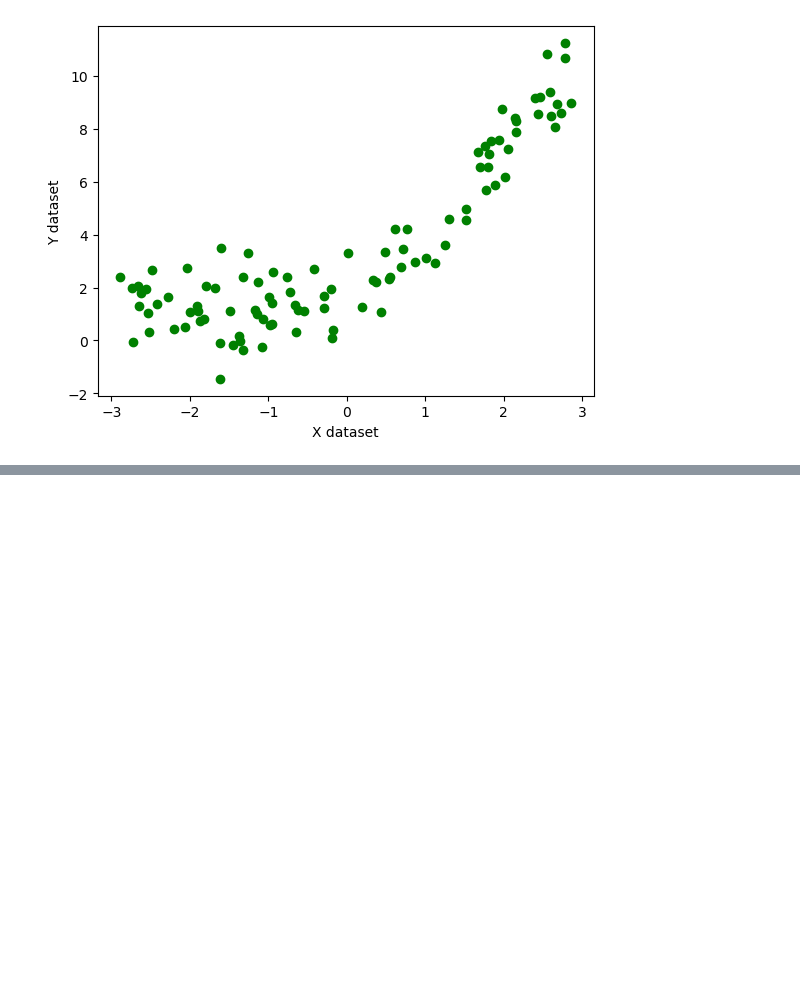
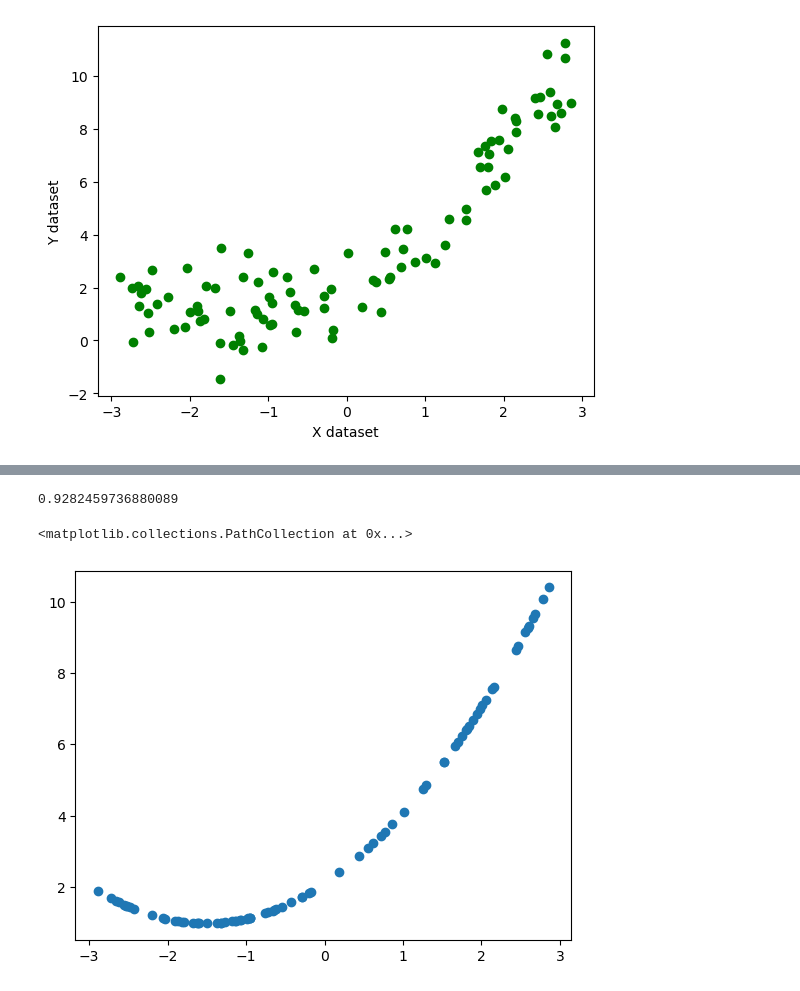
Before and after one commit to sdrapinski/python-ml-2024, a Jupyter notebook: udemy/linear_regresion/polynomial_regresion.ipynb, the cells around one changed output, grey strips where cells are left out. Drawn from its saved outputs; the diff is of its cells as text; code cells hidden in the pictures; blank space fills up the shorter version.

```diff
--- a/udemy/linear_regresion/polynomial_regresion.ipynb
+++ b/udemy/linear_regresion/polynomial_regresion.ipynb
@@ -15,0 +46,4 @@ Text(0, 0.5, 'Y dataset')
+# %%
+poly = PolynomialFeatures(degree=2,include_bias=True)
+x_train_poly = poly.fit_transform(x_train)
+x_test_poly = poly.transform(x_test)
@@ -15,0 +70,13 @@ Text(0, 0.5, 'Y dataset')
+# %%
+regression_2 = LinearRegression()
+regression_2.fit(x_train_poly,y_train)
+y_pred = regression_2.predict(x_test_poly)
+score2 = r2_score(y_test,y_pred)
+print(score2)
+# %% [output]
+0.9282459736880089
+# %%
+plt.scatter(x_train,regression_2.predict(x_train_poly))
+# %% [output]
+<matplotlib.collections.PathCollection at 0x...>
+[figure, added]
```
Also changed, not shown: parts of 10 cells of this notebook.
